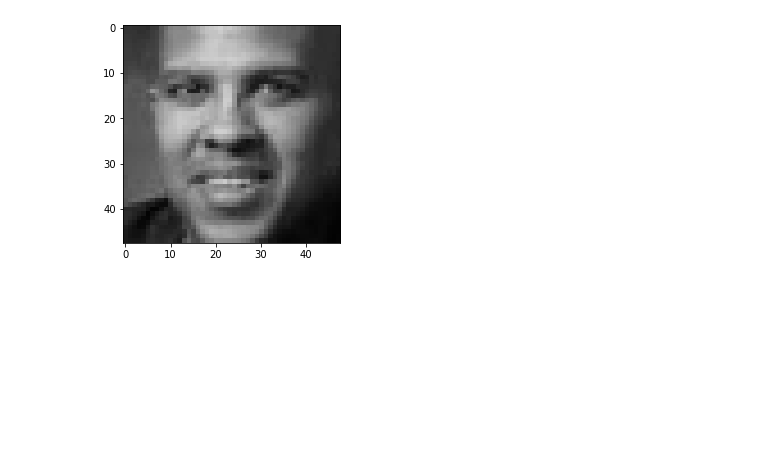
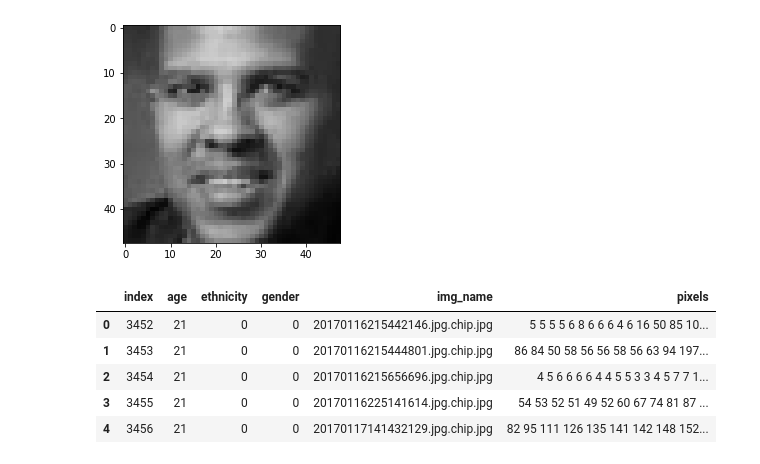
Before and after one commit to Goalt/genderfacerecognition, a Jupyter notebook: code.ipynb, the cells around one changed output. Saved outputs shown, nothing was run; the diff lists cells and outputs as text; code cells hidden in the pictures; blank space fills up the shorter version.

```diff
--- a/code.ipynb
+++ b/code.ipynb
@@ -37,28 +37,46 @@ from PIL import Image
 from tqdm import tqdm
 
 
+def filter(dataDF):
+    result = dataDF[dataDF['age'] > 20][dataDF['age'] < 60]
+    result = result.reset_index()
+    return result
+
 def dumpImages(dataDF, path):
     os.system('rm -rf {}'.format(path))
 
+    dataDF = dataDF.reset_index()
+
     numberOfImages = dataDF.shape[0]
-    size = int(math.sqrt(len(data['pixels'][0].split(' '))))
+    size = int(math.sqrt(len(dataDF['pixels'][0].split(' '))))
     os.mkdir(path)
     os.mkdir('{}/male'.format(path))
     os.mkdir('{}/female'.format(path))
     for i in tqdm(range(numberOfImages), desc='{} is dumping'.format(path)):
-        image = data['pixels'][i].split(' ')
+        image = dataDF['pixels'][i].split(' ')
         image = [int(x) for x in image]
         image = np.array(image).astype(np.uint8)
 
         image = np.resize(image, (size, size))
 
         image = Image.fromarray(image)
-        if data['gender'][i] == 0:
+        if dataDF['gender'][i] == 0:
             image.save('{}/male/{}.jpeg'.format(path, i), 'JPEG')
         else:
             image.save('{}/female/{}.jpeg'.format(path, i), 'JPEG')
 
+
+data = filter(data)
 # dumpImages(data, './images')
+# %%
+data.head()
+# %% [output]
+|  | index | age | ethnicity | gender | img_name | pixels |
+| 0 | 3452 | 21 | 0 | 0 | 20170116215442146.jpg.chip.jpg | 5 5 5 5 6 8 6 6 6 4 6 16 50 85 10... |
+| 1 | 3453 | 21 | 0 | 0 | 20170116215444801.jpg.chip.jpg | 86 84 50 58 56 56 58 56 63 94 197... |
+| 2 | 3454 | 21 | 0 | 0 | 20170116215656696.jpg.chip.jpg | 4 5 6 6 6 6 4 4 5 5 3 3 4 5 7 7 1... |
+| 3 | 3455 | 21 | 0 | 0 | 20170116225141614.jpg.chip.jpg | 54 53 52 51 49 52 60 67 74 81 87 ... |
+| 4 | 3456 | 21 | 0 | 0 | 20170117141432129.jpg.chip.jpg | 82 95 111 126 135 141 142 148 152... |
 # %%
 from sklearn.model_selection import train_test_split
 
```
Also changed, not shown: parts of 5 cells of this notebook.
